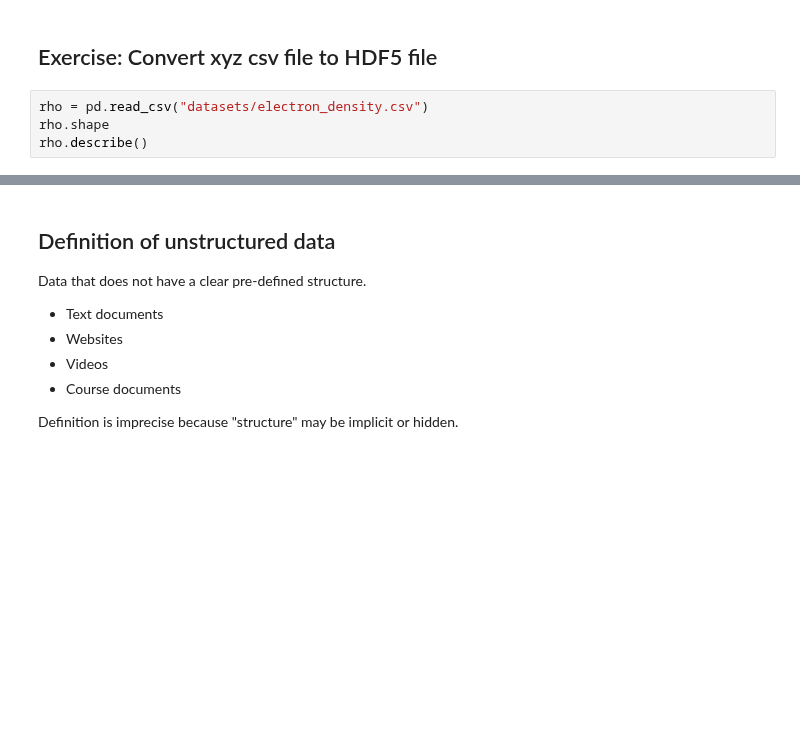
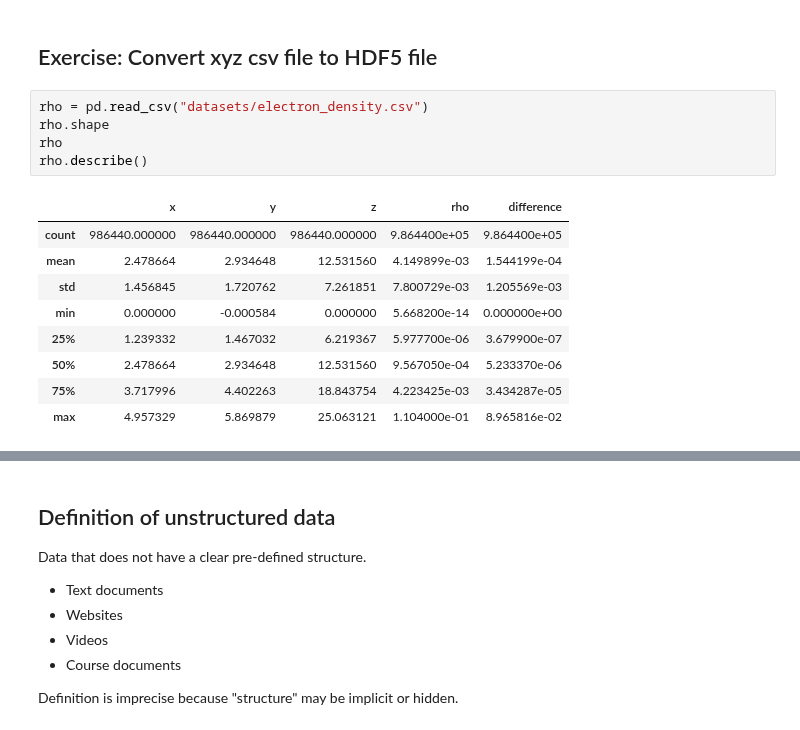
Before and after one commit to medford-group/data_analytics_for_engineers, a Jupyter notebook: lectures/1-data_organization_storage.ipynb, the cells around one changed output, grey strips where cells are left out. Drawn from its saved outputs; the diff is of its cells as text; blank space fills up the shorter version.

```diff
--- a/lectures/1-data_organization_storage.ipynb
+++ b/lectures/1-data_organization_storage.ipynb
@@ -510,7 +848,18 @@ Even Python cannot handle datasets of unlimited size. At some point, reading dat
 # %%
 rho = pd.read_csv("datasets/electron_density.csv")
 rho.shape
+rho
 rho.describe()
+# %% [output]
+|  | x | y | z | rho | difference |
+| count | 986440.000000 | 986440.000000 | 986440.000000 | 9.864400e+05 | 9.864400e+05 |
+| mean | 2.478664 | 2.934648 | 12.531560 | 4.149899e-03 | 1.544199e-04 |
+| std | 1.456845 | 1.720762 | 7.261851 | 7.800729e-03 | 1.205569e-03 |
+| min | 0.000000 | -0.000584 | 0.000000 | 5.668200e-14 | 0.000000e+00 |
+| 25% | 1.239332 | 1.467032 | 6.219367 | 5.977700e-06 | 3.679900e-07 |
+| 50% | 2.478664 | 2.934648 | 12.531560 | 9.567050e-04 | 5.233370e-06 |
+| 75% | 3.717996 | 4.402263 | 18.843754 | 4.223425e-03 | 3.434287e-05 |
+| max | 4.957329 | 5.869879 | 25.063121 | 1.104000e-01 | 8.965816e-02 |
 # %%
 for chunk in pd.read_csv("datasets/electron_density.csv",chunksize=10000):
     print(chunk.shape)
```
Also changed, not shown: parts of 64 cells of this notebook, 5 other files.
